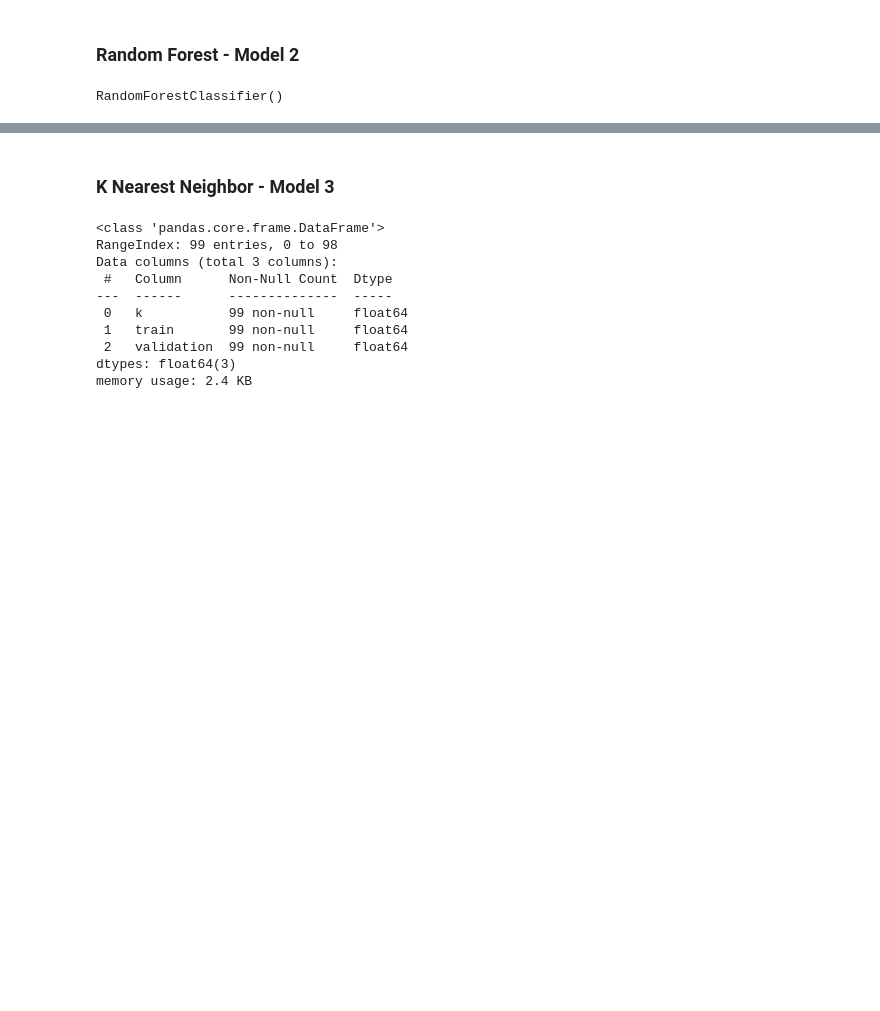
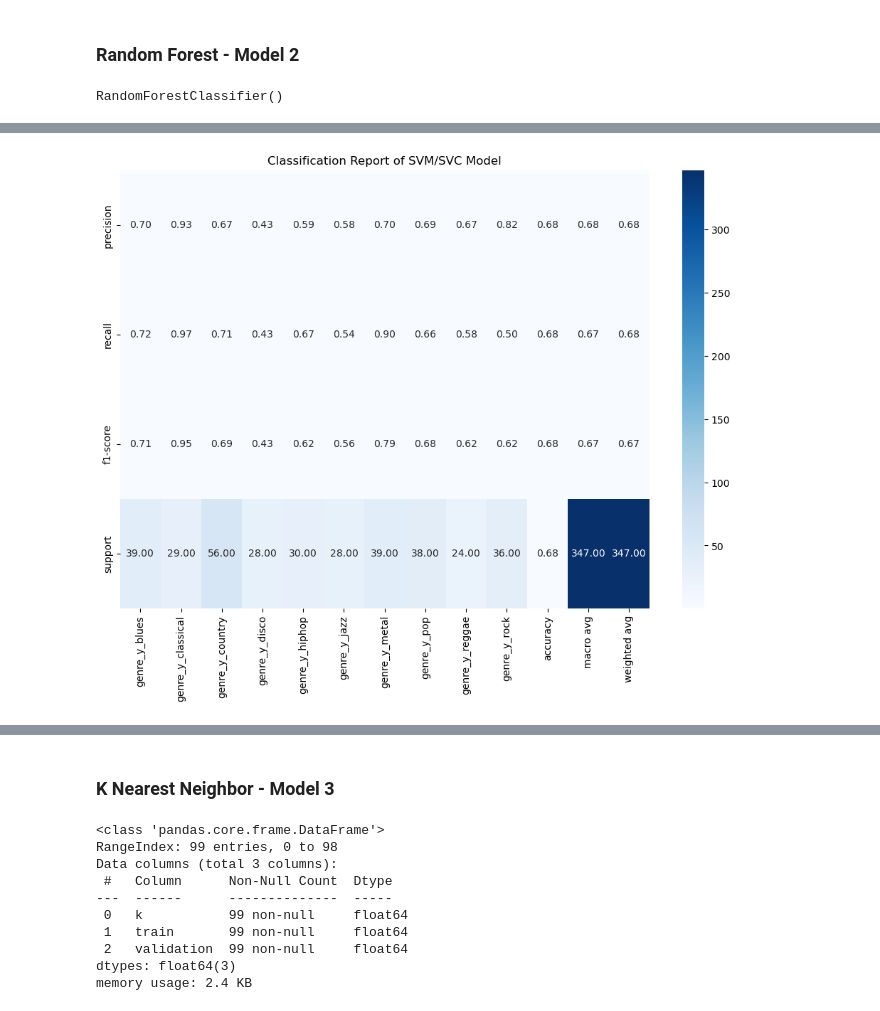
Before and after one commit to Kellyajara/Music_Classification, a Jupyter notebook: Models_w_Updated_Values.ipynb, the cells around one changed output, grey strips where cells are left out. Saved outputs shown, nothing was run; the diff lists cells and outputs as text; code cells hidden in the pictures; blank space fills up the shorter version.

```diff
--- a/Models_w_Updated_Values.ipynb
+++ b/Models_w_Updated_Values.ipynb
@@ -179,0 +187,9 @@ ConfusionMatrixDisplay(rf_cm).plot()
+# %%
+param = {
+    'C': [0.1, 1, 10],
+    'kernel': ['linear', 'rbf', 'poly'],
+}
+# %%
+svm_model = SVC()
+svm_gs = GridSearchCV(svm_model, param, cv=5, n_jobs=-1)
+svm_gs.fit(X_train, y_train)
@@ -179,0 +200,5 @@ ConfusionMatrixDisplay(rf_cm).plot()
+# %%
+best_params = svm_gs.best_params_
+best_model = svm_gs.best_estimator_
+# %%
+svm_pred = best_model.predict(X_test)
@@ -179,0 +231,7 @@ ConfusionMatrixDisplay(rf_cm).plot()
+# %%
+plt.figure(figsize=(12, 8))
+sns.heatmap(pd.DataFrame.from_dict(classification_report(y_test, svm_pred, output_dict=True)), annot=True, cmap='Blues', fmt='.2f')
+plt.title("Classification Report of SVM/SVC Model")
+plt.show()
+# %% [output]
+[figure, added]
```
Also changed, not shown: parts of 10 cells of this notebook, 4 other files.
